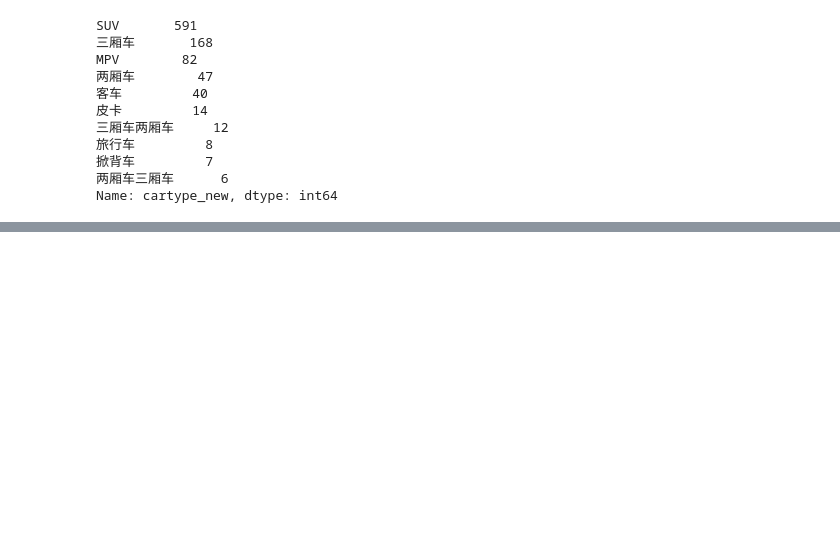
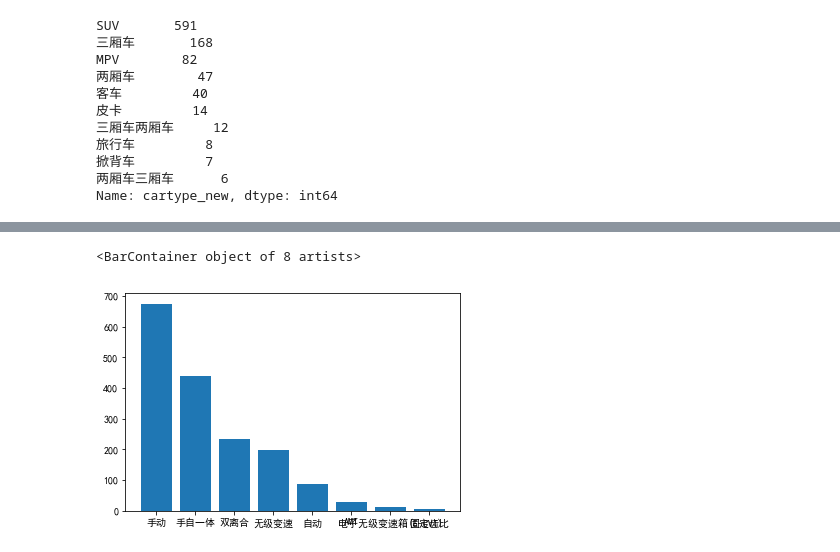
Before and after one commit to north-jewel/data_analysis, a Jupyter notebook: homework/Alex-赵鑫荣/1217_weektest_pcauto_analysis.ipynb, the cells around one changed output, grey strips where cells are left out. Saved outputs shown, nothing was run; the diff lists cells and outputs as text; code cells hidden in the pictures; blank space fills up the shorter version.

```diff
--- a/homework/Alex-赵鑫荣/1217_weektest_pcauto_analysis.ipynb
+++ b/homework/Alex-赵鑫荣/1217_weektest_pcauto_analysis.ipynb
@@ -266,0 +340,11 @@ Name: brand, dtype: int64
+# %%
+#分析油耗
+# regex = '[0-9]*.\[0-9]+'
+# df['carfuelc'].str.findall(regex)
+ss = df['carfuelc'].str.replace('L/100km','')
+ss = ss.str.split('-')
+cc = ss.apply(lambda x:(float(x[-1])+float(x[0]))/2)
+df['carfuelc_mean'] = cc
+df.sort_values(by = 'carfuelc_mean',ascending = False)
+# df.head()
+# df.drop('carfuelc_max',axis=1,inplace = True)
@@ -266,0 +370,13 @@ Name: brand, dtype: int64
+# %%
+#什么档位的车最多？
+gear_list = []
+for i in df['gearbox']:
+    for x in eval(i):
+        gear_list.append(x)
+gear_arr = pd.Series(gear_list)
+ss = gear_arr.value_counts()
+plt.rcParams['font.sans-serif'] = 'SimHei'
+plt.bar(ss.index,ss.values)
+# %% [output]
+<BarContainer object of 8 artists>
+[figure, added]
```
Also changed, not shown: parts of 18 cells of this notebook, 2 other files.
